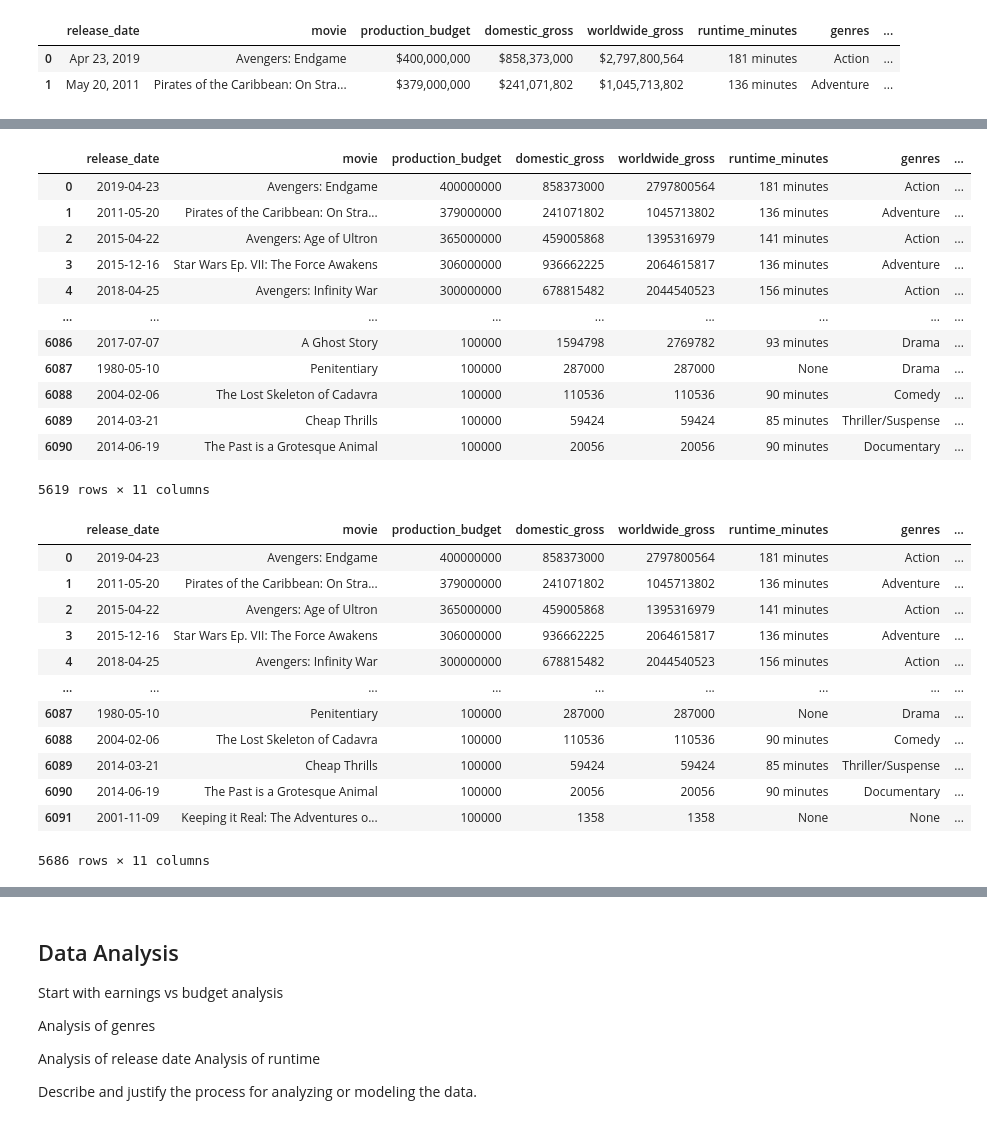
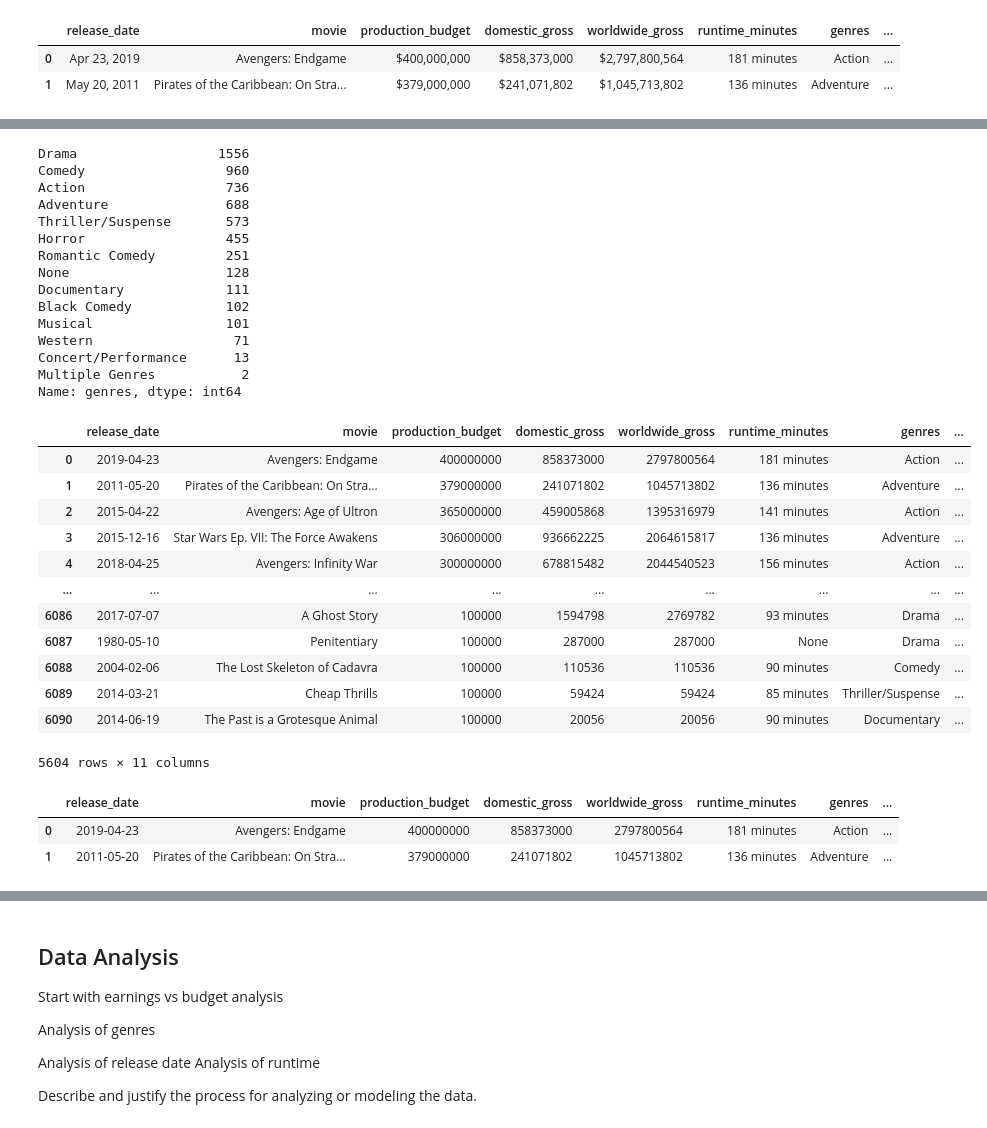
Before and after one commit to czarinagluna/Microsoft-Movie-Recommendations, a Jupyter notebook: microsoft-movie-recommendations.ipynb, the cells around one changed output, grey strips where cells are left out. Cells and saved outputs as stored; diff of their text form; code cells hidden in the pictures.

```diff
--- a/microsoft-movie-recommendations.ipynb
+++ b/microsoft-movie-recommendations.ipynb
@@ -238,5 +217,25 @@ movie_cash_flow
+# %%
+df['genres'].value_counts()
+# %% [output]
+Drama                  1556
+Comedy                  960
+Action                  736
+Adventure               688
+Thriller/Suspense       573
+Horror                  455
+Romantic Comedy         251
+None                    128
+Documentary             111
+Black Comedy            102
+Musical                 101
+Western                  71
+Concert/Performance      13
+Multiple Genres           2
+Name: genres, dtype: int64
 # %%
 genres_df = df[df.genres != 'None']
+genres_df = genres_df[genres_df['genres']!='Multiple Genres']
+genres_df = genres_df[genres_df['genres']!='Concert/Performance']
 genres_df
 # %% [output]
 |  | release_date | movie | production_budget | domestic_gross | worldwide_gross | runtime_minutes | genres | ... |
@@ -251,23 +250,13 @@ genres_df
 | 6088 | 2004-02-06 | The Lost Skeleton of Cadavra | 100000 | 110536 | 110536 | 90 minutes | Comedy | ... |
 | 6089 | 2014-03-21 | Cheap Thrills | 100000 | 59424 | 59424 | 85 minutes | Thriller/Suspense | ... |
 | 6090 | 2014-06-19 | The Past is a Grotesque Animal | 100000 | 20056 | 20056 | 90 minutes | Documentary | ... |
-5619 rows × 11 columns
+5604 rows × 11 columns
 # %%
 dates_df = df[~df['release_date'].isna()]
-dates_df
+dates_df.head(2)
 # %% [output]
 |  | release_date | movie | production_budget | domestic_gross | worldwide_gross | runtime_minutes | genres | ... |
 | 0 | 2019-04-23 | Avengers: Endgame | 400000000 | 858373000 | 2797800564 | 181 minutes | Action | ... |
 | 1 | 2011-05-20 | Pirates of the Caribbean: On Stra... | 379000000 | 241071802 | 1045713802 | 136 minutes | Adventure | ... |
-| 2 | 2015-04-22 | Avengers: Age of Ultron | 365000000 | 459005868 | 1395316979 | 141 minutes | Action | ... |
-| 3 | 2015-12-16 | Star Wars Ep. VII: The Force Awakens | 306000000 | 936662225 | 2064615817 | 136 minutes | Adventure | ... |
-| 4 | 2018-04-25 | Avengers: Infinity War | 300000000 | 678815482 | 2044540523 | 156 minutes | Action | ... |
-| ... | ... | ... | ... | ... | ... | ... | ... | ... |
-| 6087 | 1980-05-10 | Penitentiary | 100000 | 287000 | 287000 | None | Drama | ... |
-| 6088 | 2004-02-06 | The Lost Skeleton of Cadavra | 100000 | 110536 | 110536 | 90 minutes | Comedy | ... |
-| 6089 | 2014-03-21 | Cheap Thrills | 100000 | 59424 | 59424 | 85 minutes | Thriller/Suspense | ... |
-| 6090 | 2014-06-19 | The Past is a Grotesque Animal | 100000 | 20056 | 20056 | 90 minutes | Documentary | ... |
-| 6091 | 2001-11-09 | Keeping it Real: The Adventures o... | 100000 | 1358 | 1358 | None | None | ... |
-5686 rows × 11 columns
 # %%
 runtime_df = df[(df['runtime_minutes'] != 'None')]
```
Also changed, not shown: parts of 39 cells of this notebook, 1 other file.
